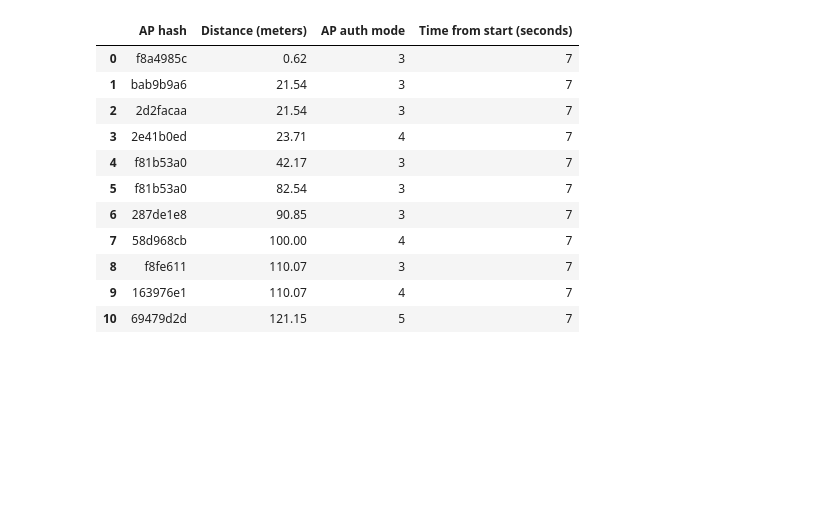
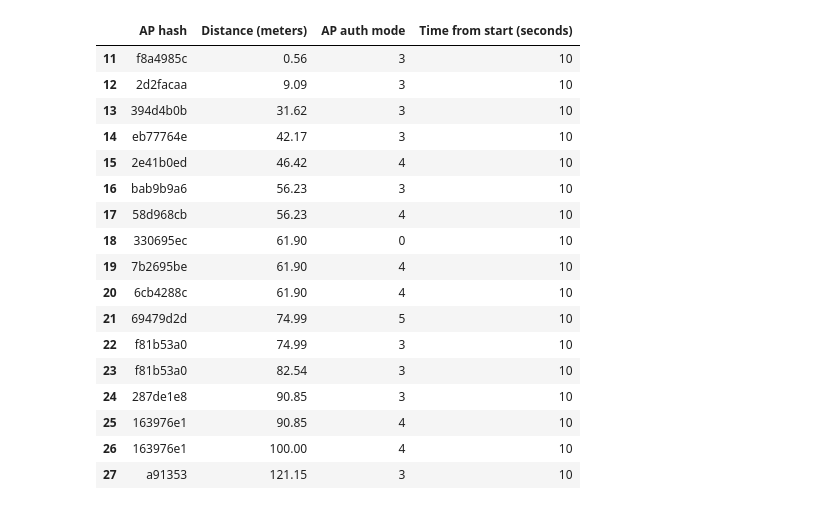
Before and after one commit to carvilsi/flipper0-process-wifi-map-data, a Jupyter notebook: jupyter-notebooks/WiFi_maps_process.ipynb, the cells around one changed output. Cells and saved outputs as stored; diff of their text form; code cells hidden in the pictures; blank space fills up the shorter version.

```diff
--- a/jupyter-notebooks/WiFi_maps_process.ipynb
+++ b/jupyter-notebooks/WiFi_maps_process.ipynb
@@ -1,29 +1,35 @@
 # %%
 import pandas as pd
 
 df = pd.read_csv("./../local-data/wifi_map_6-10-2025_19_19_26_home_consum.csv", sep=";")
 
 times = df["Time from start (seconds)"].unique()
 
 # splitting the data base on same moment adquisition
 subsets = []
 for tm in times:
     sub = df.loc[df["Time from start (seconds)"] == tm]
     subsets.append(sub)
-subsets[0]
+subsets[1]
 # %% [output]
 |  | AP hash | Distance (meters) | AP auth mode | Time from start (seconds) |
-| 0 | f8a4985c | 0.62 | 3 | 7 |
-| 1 | bab9b9a6 | 21.54 | 3 | 7 |
-| 2 | 2d2facaa | 21.54 | 3 | 7 |
-| 3 | 2e41b0ed | 23.71 | 4 | 7 |
-| 4 | f81b53a0 | 42.17 | 3 | 7 |
-| 5 | f81b53a0 | 82.54 | 3 | 7 |
-| 6 | 287de1e8 | 90.85 | 3 | 7 |
-| 7 | 58d968cb | 100.00 | 4 | 7 |
-| 8 | f8fe611 | 110.07 | 3 | 7 |
-| 9 | 163976e1 | 110.07 | 4 | 7 |
-| 10 | 69479d2d | 121.15 | 5 | 7 |
+| 11 | f8a4985c | 0.56 | 3 | 10 |
+| 12 | 2d2facaa | 9.09 | 3 | 10 |
+| 13 | 394d4b0b | 31.62 | 3 | 10 |
+| 14 | eb77764e | 42.17 | 3 | 10 |
+| 15 | 2e41b0ed | 46.42 | 4 | 10 |
+| 16 | bab9b9a6 | 56.23 | 3 | 10 |
+| 17 | 58d968cb | 56.23 | 4 | 10 |
+| 18 | 330695ec | 61.90 | 0 | 10 |
+| 19 | 7b2695be | 61.90 | 4 | 10 |
+| 20 | 6cb4288c | 61.90 | 4 | 10 |
+| 21 | 69479d2d | 74.99 | 5 | 10 |
+| 22 | f81b53a0 | 74.99 | 3 | 10 |
+| 23 | f81b53a0 | 82.54 | 3 | 10 |
+| 24 | 287de1e8 | 90.85 | 3 | 10 |
+| 25 | 163976e1 | 90.85 | 4 | 10 |
+| 26 | 163976e1 | 100.00 | 4 | 10 |
+| 27 | a91353 | 121.15 | 3 | 10 |
 # %%
 # get an array holding all the nearest APs
 nearests_uniq = []
```
Also changed, not shown: parts of 5 cells of this notebook, 4 other files.
